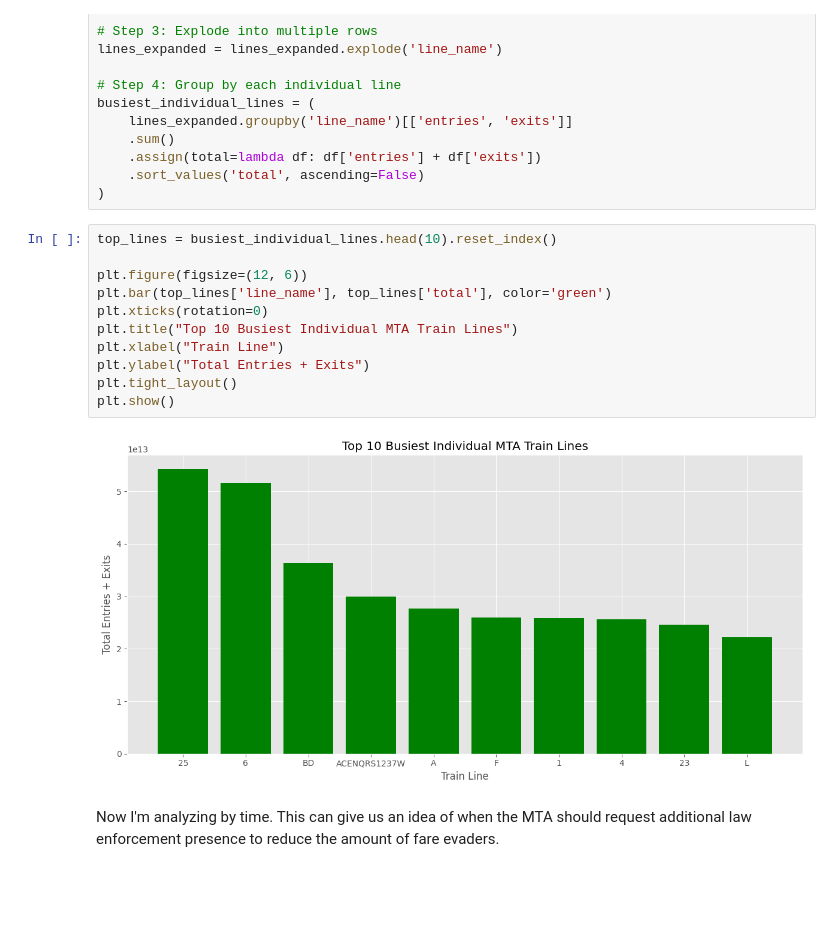
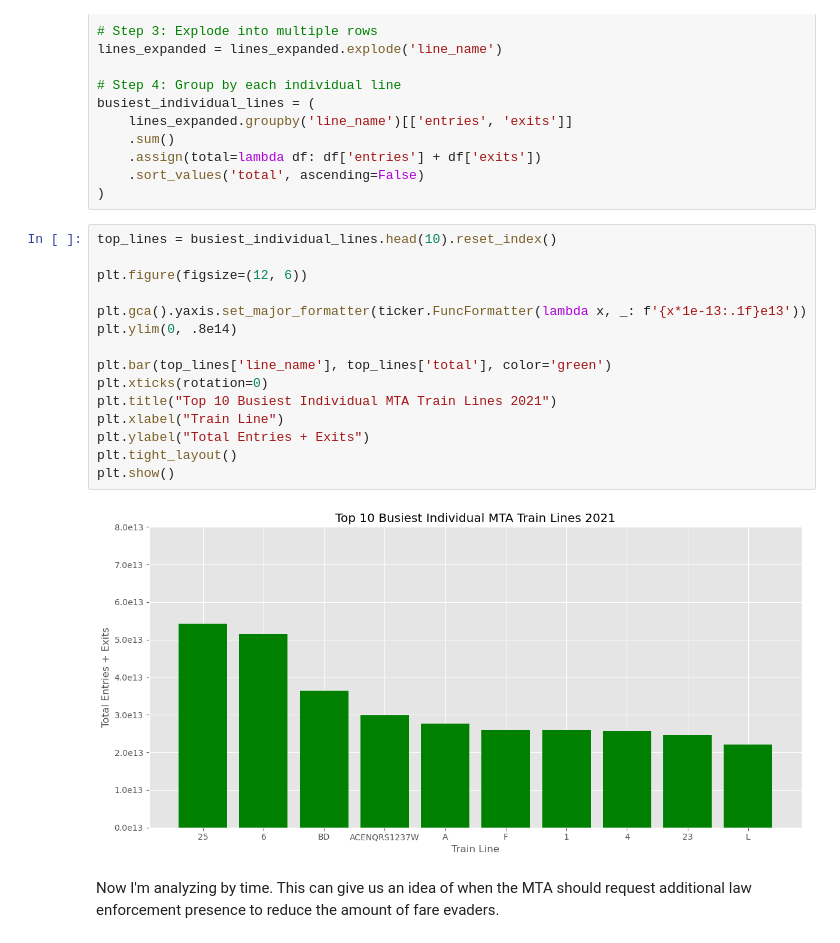
Before and after one commit to Hafiz6092/Fare-Evaders, a Jupyter notebook: backend/MTA_Turnstiles_2021.ipynb, the cells around one changed output. Cells and saved outputs as stored; diff of their text form; blank space fills up the shorter version.

```diff
--- a/backend/MTA_Turnstiles_2021.ipynb
+++ b/backend/MTA_Turnstiles_2021.ipynb
@@ -205,16 +206,20 @@ busiest_individual_lines = (
 # %%
 top_lines = busiest_individual_lines.head(10).reset_index()
 
 plt.figure(figsize=(12, 6))
+
+plt.gca().yaxis.set_major_formatter(ticker.FuncFormatter(lambda x, _: f'{x*1e-13:.1f}e13'))
+plt.ylim(0, .8e14)
+
 plt.bar(top_lines['line_name'], top_lines['total'], color='green')
 plt.xticks(rotation=0)
-plt.title("Top 10 Busiest Individual MTA Train Lines")
+plt.title("Top 10 Busiest Individual MTA Train Lines 2021")
 plt.xlabel("Train Line")
 plt.ylabel("Total Entries + Exits")
 plt.tight_layout()
 plt.show()
 # %% [output]
-[figure, old version]
+[figure, new version]
 # %% [markdown]
 Now I'm analyzing by time. This can give us an idea of when the MTA should request additional law enforcement presence to reduce the amount of fare evaders.
 # %%
```
Also changed, not shown: parts of 12 cells of this notebook, 4 other files.
